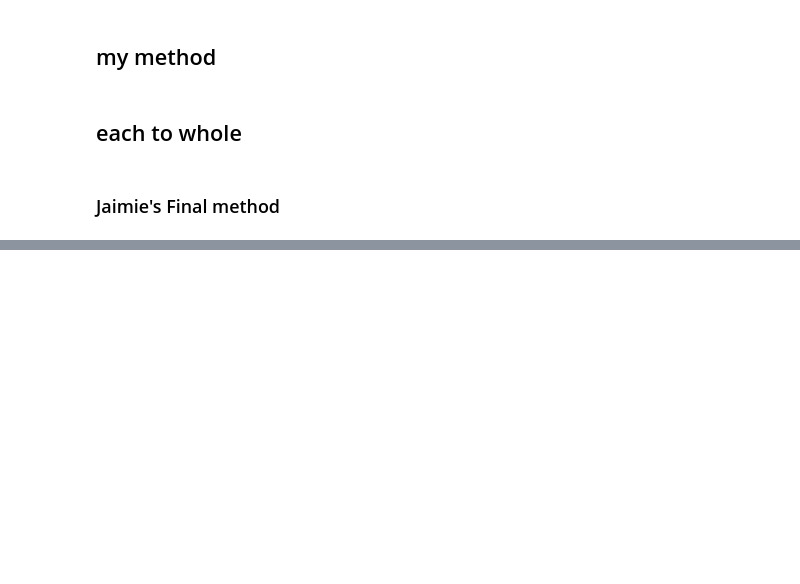
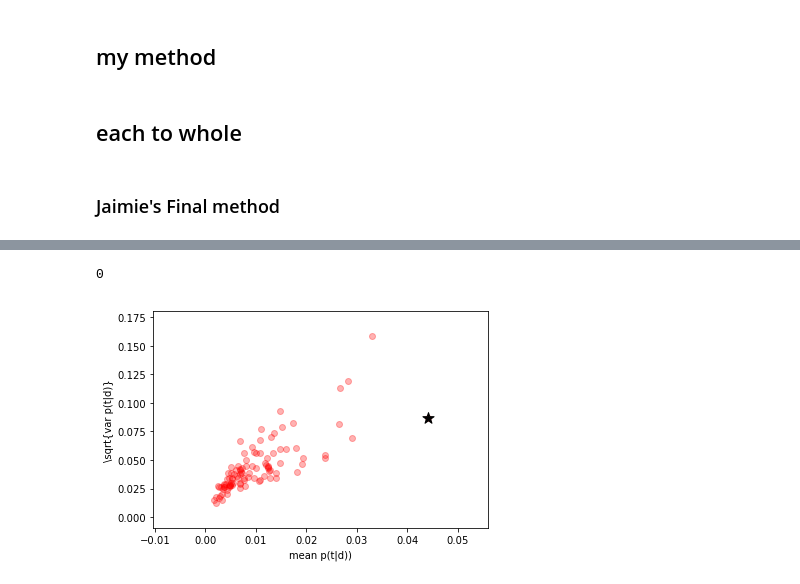
Before and after one commit to luohongliang/kmx, a Jupyter notebook: notebooks/kmx_similarity.ipynb, the cells around one changed output, grey strips where cells are left out. Cells and saved outputs as stored; diff of their text form; code cells hidden in the pictures; blank space fills up the shorter version.

```diff
--- a/notebooks/kmx_similarity.ipynb
+++ b/notebooks/kmx_similarity.ipynb
@@ -236,0 +308,5 @@ viewer.lda
+# %%
+draw(5)
+# %% [output]
+0
+[figure, added]
```
Also changed, not shown: parts of 19 cells of this notebook.
